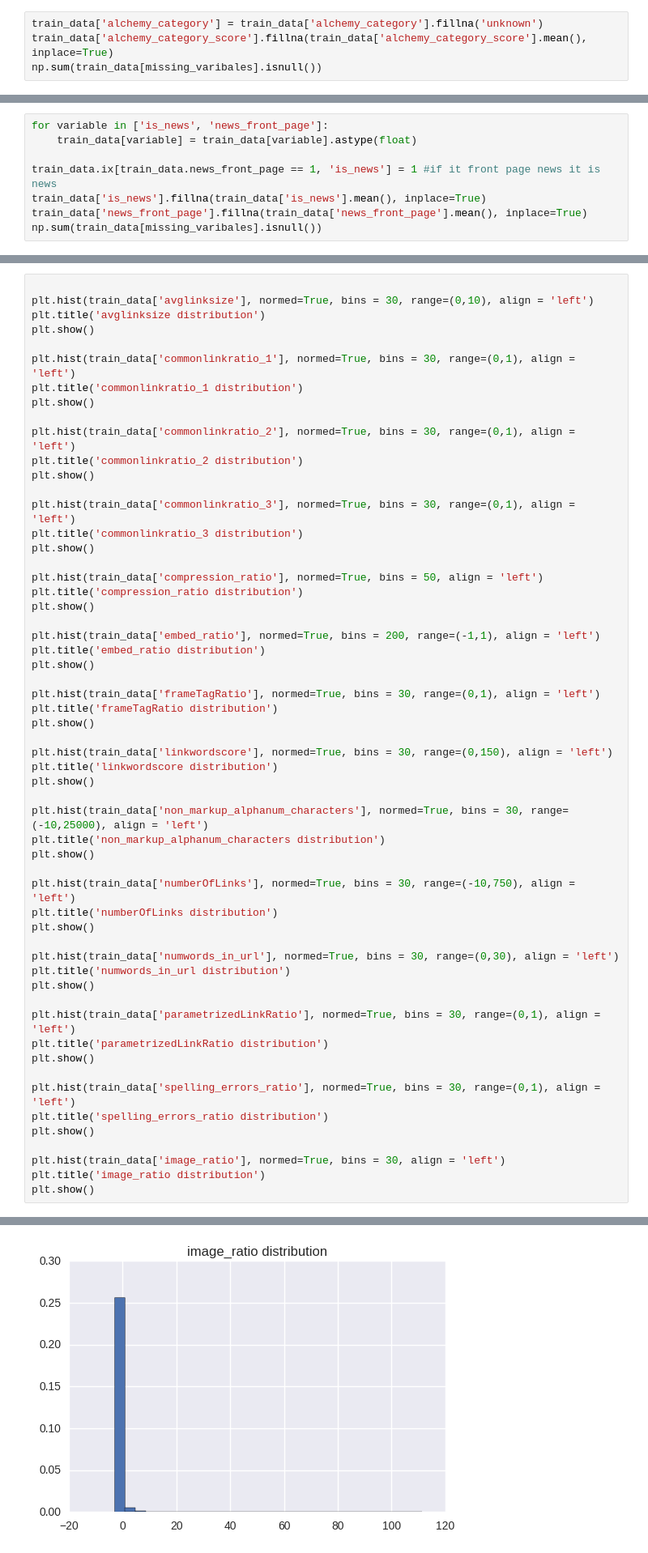
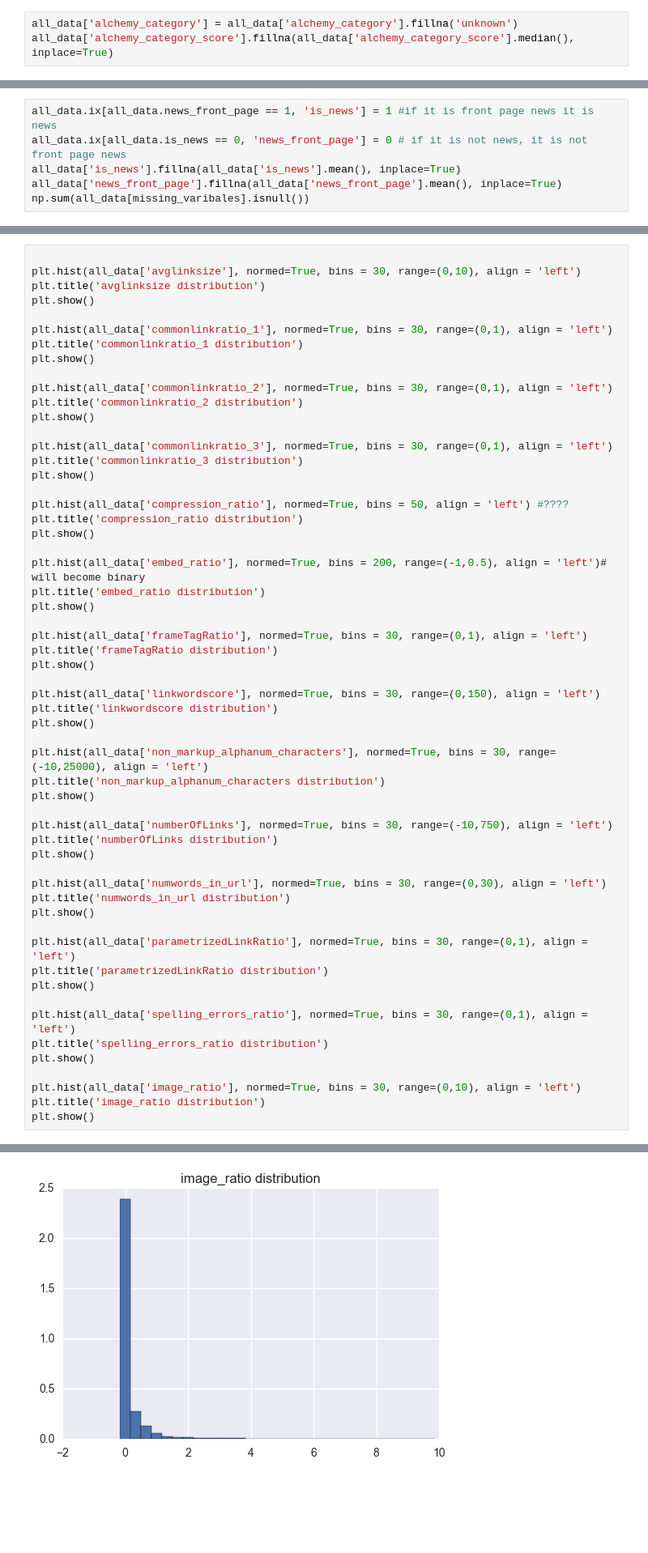
Before and after one commit to liadwg/DMProject, a Jupyter notebook: DataMiningProject200116.ipynb, the cells around one changed output, grey strips where cells are left out. Shown at 81% size. Cells and saved outputs as stored; diff of their text form; blank space fills up the shorter version.

```diff
--- a/DataMiningProject200116.ipynb
+++ b/DataMiningProject200116.ipynb
@@ -123,4 +130,3 @@ dtype: int64
 # %%
-train_data['alchemy_category'] = train_data['alchemy_category'].fillna('unknown')
-train_data['alchemy_category_score'].fillna(train_data['alchemy_category_score'].mean(), inplace=True)
-np.sum(train_data[missing_varibales].isnull())
+all_data['alchemy_category'] = all_data['alchemy_category'].fillna('unknown')
+all_data['alchemy_category_score'].fillna(all_data['alchemy_category_score'].median(), inplace=True)
@@ -133,11 +133,9 @@ dtype: int64
 # %%
-for variable in ['is_news', 'news_front_page']:
-    train_data[variable] = train_data[variable].astype(float)
-
-train_data.ix[train_data.news_front_page == 1, 'is_news'] = 1 #if it front page news it is news
-train_data['is_news'].fillna(train_data['is_news'].mean(), inplace=True)
-train_data['news_front_page'].fillna(train_data['news_front_page'].mean(), inplace=True)
-np.sum(train_data[missing_varibales].isnull())
+all_data.ix[all_data.news_front_page == 1, 'is_news'] = 1 #if it is front page news it is news
+all_data.ix[all_data.is_news == 0, 'news_front_page'] = 0 # if it is not news, it is not front page news
+all_data['is_news'].fillna(all_data['is_news'].mean(), inplace=True)
+all_data['news_front_page'].fillna(all_data['news_front_page'].mean(), inplace=True)
+np.sum(all_data[missing_varibales].isnull())
 # %% [output]
 alchemy_category          0
 alchemy_category_score    0
@@ -191,59 +166,59 @@ train_data[binary_variables].describe()
 ### Numeric features histograms
 # %%
 
-plt.hist(train_data['avglinksize'], normed=True, bins = 30, range=(0,10), align = 'left')
+plt.hist(all_data['avglinksize'], normed=True, bins = 30, range=(0,10), align = 'left')
 plt.title('avglinksize distribution')
 plt.show()
 
-plt.hist(train_data['commonlinkratio_1'], normed=True, bins = 30, range=(0,1), align = 'left')
+plt.hist(all_data['commonlinkratio_1'], normed=True, bins = 30, range=(0,1), align = 'left')
 plt.title('commonlinkratio_1 distribution')
 plt.show()
 
-plt.hist(train_data['commonlinkratio_2'], normed=True, bins = 30, range=(0,1), align = 'left')
+plt.hist(all_data['commonlinkratio_2'], normed=True, bins = 30, range=(0,1), align = 'left')
 plt.title('commonlinkratio_2 distribution')
 plt.show()
 
-plt.hist(train_data['commonlinkratio_3'], normed=True, bins = 30, range=(0,1), align = 'left')
+plt.hist(all_data['commonlinkratio_3'], normed=True, bins = 30, range=(0,1), align = 'left')
 plt.title('commonlinkratio_3 distribution')
 plt.show()
 
-plt.hist(train_data['compression_ratio'], normed=True, bins = 50, align = 'left')
+plt.hist(all_data['compression_ratio'], normed=True, bins = 50, align = 'left') #????
 plt.title('compression_ratio distribution')
 plt.show()
 
-plt.hist(train_data['embed_ratio'], normed=True, bins = 200, range=(-1,1), align = 'left')
+plt.hist(all_data['embed_ratio'], normed=True, bins = 200, range=(-1,0.5), align = 'left')# will become binary
 plt.title('embed_ratio distribution')
 plt.show()
 
-plt.hist(train_data['frameTagRatio'], normed=True, bins = 30, range=(0,1), align = 'left')
+plt.hist(all_data['frameTagRatio'], normed=True, bins = 30, range=(0,1), align = 'left')
 plt.title('frameTagRatio distribution')
 plt.show()
 
-plt.hist(train_data['linkwordscore'], normed=True, bins = 30, range=(0,150), align = 'left')
+plt.hist(all_data['linkwordscore'], normed=True, bins = 30, range=(0,150), align = 'left')
 plt.title('linkwordscore distribution')
 plt.show()
 
-plt.hist(train_data['non_markup_alphanum_characters'], normed=True, bins = 30, range=(-10,25000), align = 'left')
+plt.hist(all_data['non_markup_alphanum_characters'], normed=True, bins = 30, range=(-10,25000), align = 'left')
 plt.title('non_markup_alphanum_characters distribution')
 plt.show()
 
-plt.hist(train_data['numberOfLinks'], normed=True, bins = 30, range=(-10,750), align = 'left')
+plt.hist(all_data['numberOfLinks'], normed=True, bins = 30, range=(-10,750), align = 'left')
 plt.title('numberOfLinks distribution')
 plt.show()
 
-plt.hist(train_data['numwords_in_url'], normed=True, bins = 30, range=(0,30), align = 'left')
+plt.hist(all_data['numwords_in_url'], normed=True, bins = 30, range=(0,30), align = 'left')
 plt.title('numwords_in_url distribution')
 plt.show()
 
-plt.hist(train_data['parametrizedLinkRatio'], normed=True, bins = 30, range=(0,1), align = 'left')
+plt.hist(all_data['parametrizedLinkRatio'], normed=True, bins = 30, range=(0,1), align = 'left')
 plt.title('parametrizedLinkRatio distribution')
 plt.show()
 
-plt.hist(train_data['spelling_errors_ratio'], normed=True, bins = 30, range=(0,1), align = 'left')
+plt.hist(all_data['spelling_errors_ratio'], normed=True, bins = 30, range=(0,1), align = 'left')
 plt.title('spelling_errors_ratio distribution')
 plt.show()
 
-plt.hist(train_data['image_ratio'], normed=True, bins = 30, align = 'left')
+plt.hist(all_data['image_ratio'], normed=True, bins = 30, range=(0,10), align = 'left')
 plt.title('image_ratio distribution')
 plt.show()
 # %% [output]
@@ -263,2 +238,2 @@ plt.show()
-[figure, old version]
+[figure, new version]
 # %%
```
Also changed, not shown: parts of 26 cells of this notebook.
